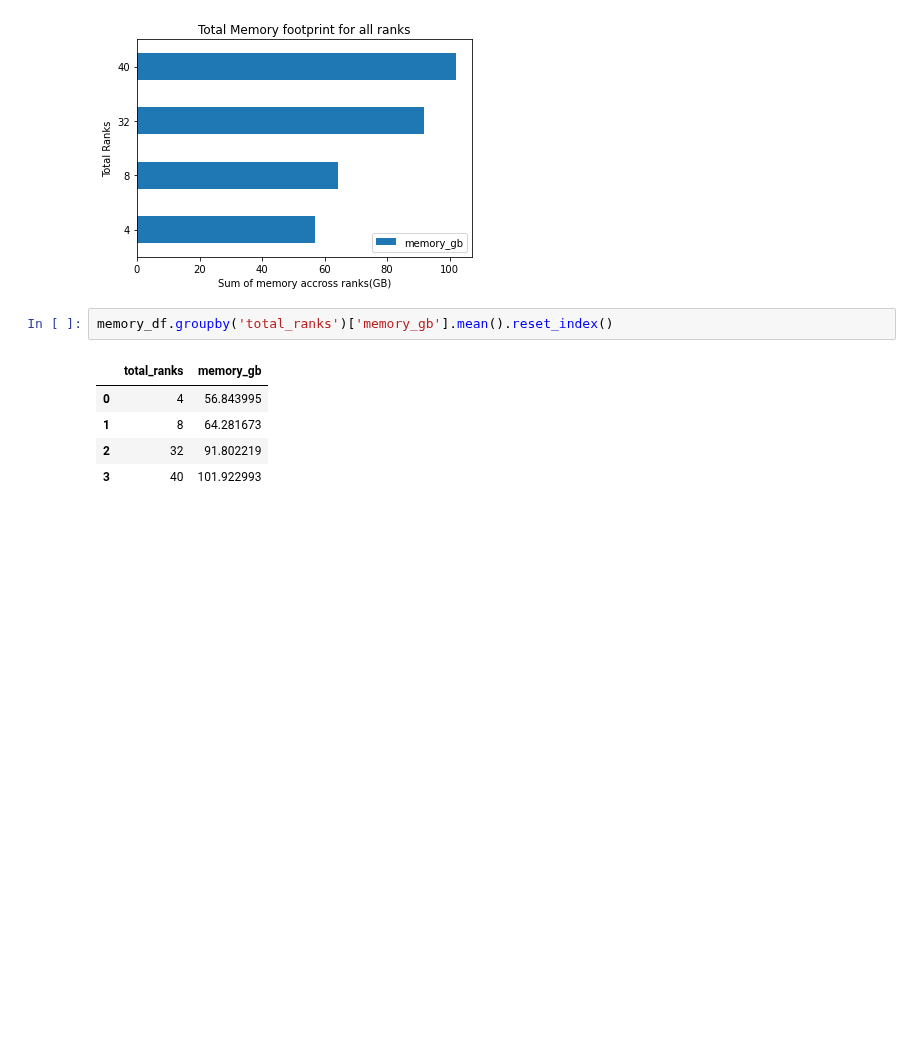
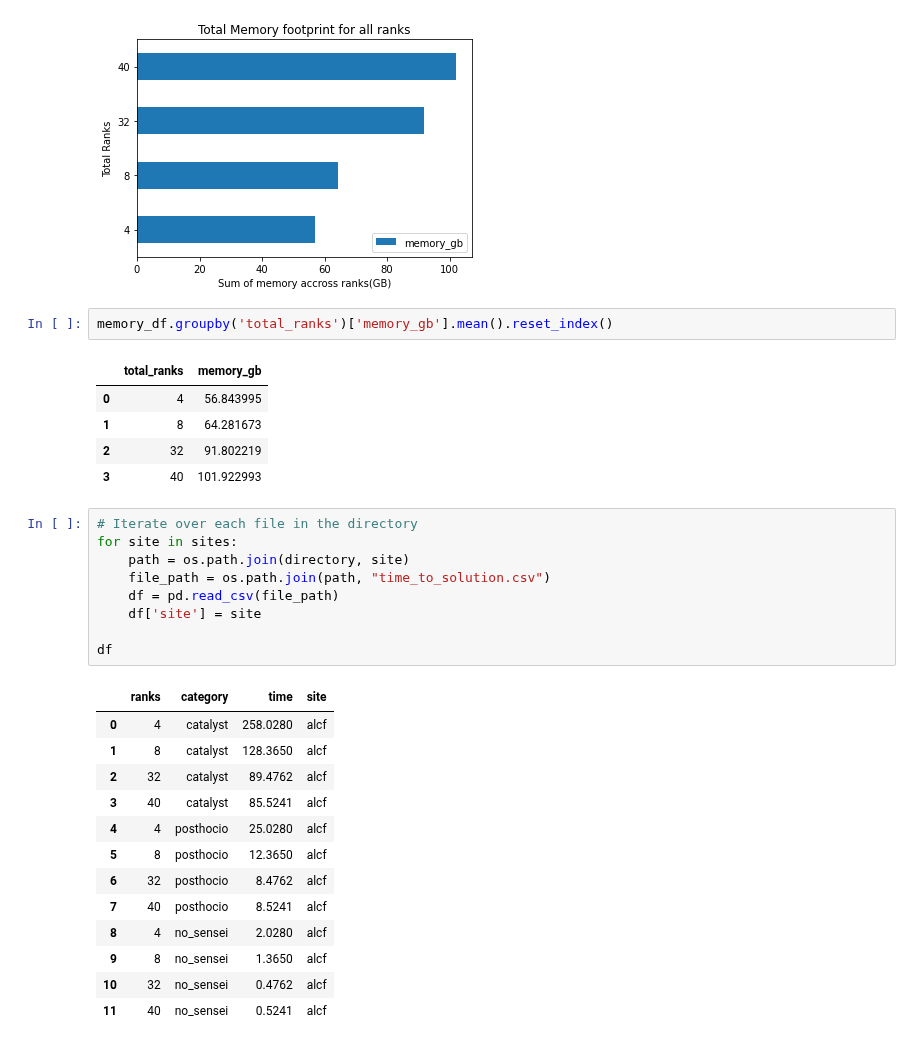
Before and after one commit to mvictoras/isav23-analysis, a Jupyter notebook: Paper Analysis.ipynb, the cells around one changed output. Cells and saved outputs as stored; diff of their text form; blank space fills up the shorter version.

```diff
--- a/Paper Analysis.ipynb
+++ b/Paper Analysis.ipynb
@@ -295,3 +324,26 @@ memory_df.groupby('total_ranks')['memory_gb'].mean().reset_index()
 | 1 | 8 | 64.281673 |
 | 2 | 32 | 91.802219 |
 | 3 | 40 | 101.922993 |
+# %%
+# Iterate over each file in the directory
+for site in sites:
+    path = os.path.join(directory, site)
+    file_path = os.path.join(path, "time_to_solution.csv")
+    df = pd.read_csv(file_path)
+    df['site'] = site
+
+df
+# %% [output]
+|  | ranks | category | time | site |
+| 0 | 4 | catalyst | 258.0280 | alcf |
+| 1 | 8 | catalyst | 128.3650 | alcf |
+| 2 | 32 | catalyst | 89.4762 | alcf |
+| 3 | 40 | catalyst | 85.5241 | alcf |
+| 4 | 4 | posthocio | 25.0280 | alcf |
+| 5 | 8 | posthocio | 12.3650 | alcf |
+| 6 | 32 | posthocio | 8.4762 | alcf |
+| 7 | 40 | posthocio | 8.5241 | alcf |
+| 8 | 4 | no_sensei | 2.0280 | alcf |
+| 9 | 8 | no_sensei | 1.3650 | alcf |
+| 10 | 32 | no_sensei | 0.4762 | alcf |
+| 11 | 40 | no_sensei | 0.5241 | alcf |
```
Also changed, not shown: parts of 18 cells of this notebook, 1 other file.
